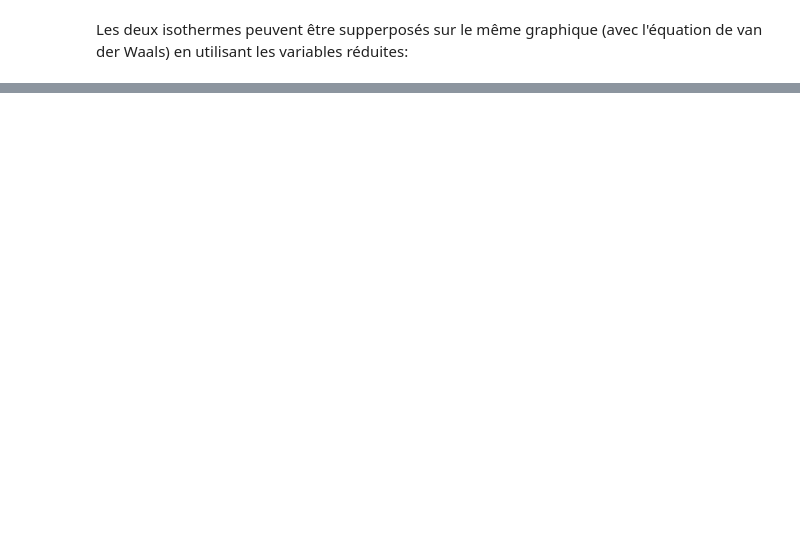
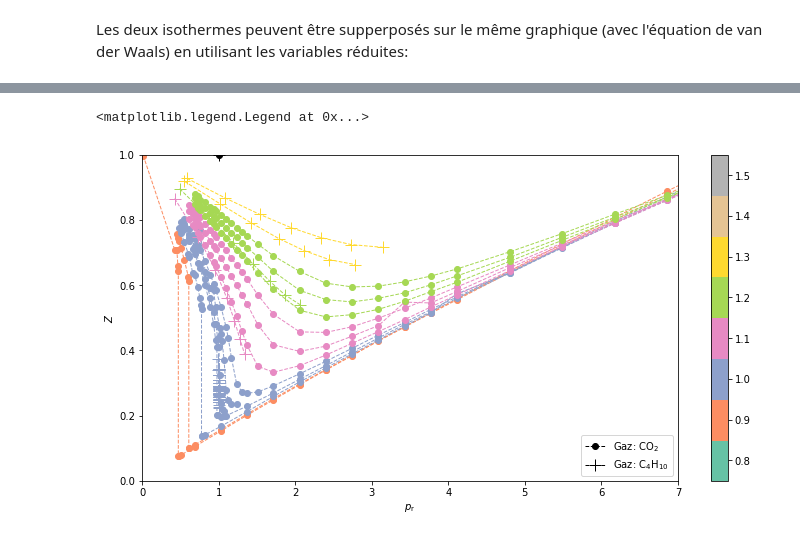
Before and after one commit to vliegeois/SCHIB201, a Jupyter notebook: VanDerWaalsGas.ipynb, the cells around one changed output, grey strips where cells are left out. Cells and saved outputs as stored; diff of their text form; code cells hidden in the pictures; blank space fills up the shorter version.

```diff
--- a/VanDerWaalsGas.ipynb
+++ b/VanDerWaalsGas.ipynb
@@ -321,0 +356,29 @@ ax.legend()
+# %%
+fig, ax = plt.subplots(1, figsize=(12, 6))
+ax.set_xlabel(r"$p_{\mathrm{r}}$")
+ax.set_ylabel(r"$Z$")
+ax.set_xlim(0, 7)
+ax.set_ylim(0, 1)
+cmap = cm.get_cmap(cm.Set2)
+norm = colors.Normalize(vmin=0.75,vmax=1.55)
+markers = itertools.cycle([".", "+", "x", ".", "d"])
+# Experimental data
+# iterate over the different gas data
+for (gas, exp) in experiment.items():
+    g = listOfGas[gas]
+    pc, Vc, Tc = (g.pc, g.Vc, g.Tc)
+    marker = next(markers)
+    # dummy plot for the legend
+    ax.plot(1, 1, label=f"Gaz: {g.name}", marker=marker, color='k', linewidth=1, markersize=12, linestyle='dashed')
+    # iterate over the isotherm for the gas
+    for (temperature, data) in exp.items():
+        Vm = data[0]
+        p = data[1]
+        Z = p * Vm / (0.08205 * temperature)
+        color = cmap(norm(temperature/Tc))
+        ax.plot(p/pc, Z, marker=marker, color=color, linewidth=1, markersize=12, linestyle='dashed')
+fig.colorbar(cm.ScalarMappable(norm=norm, cmap=cmap), ax=ax)
+ax.legend()
+# %% [output]
+<matplotlib.legend.Legend at 0x...>
+[figure, added]
```
Also changed, not shown: parts of 6 cells of this notebook.
